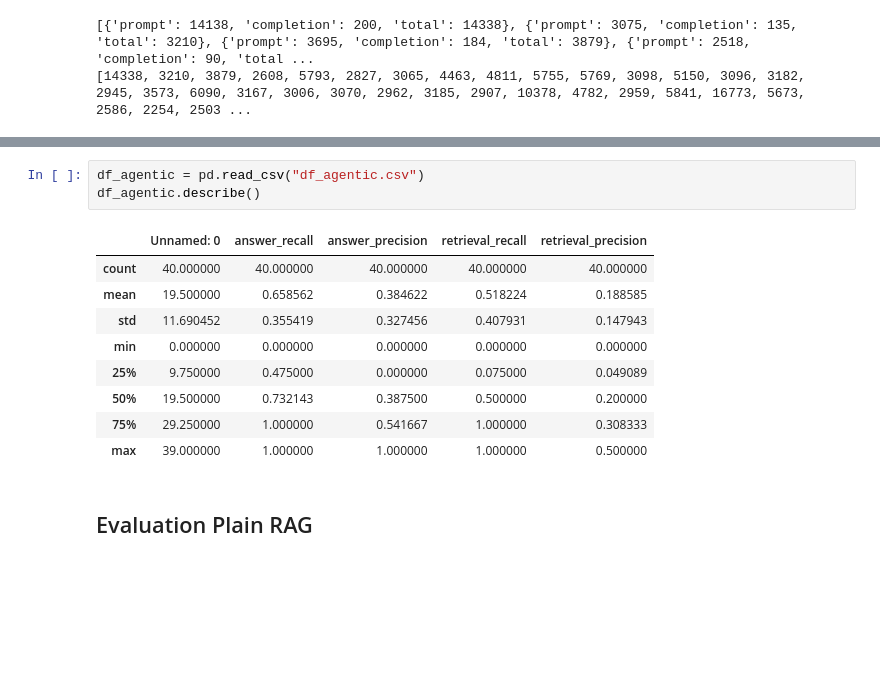
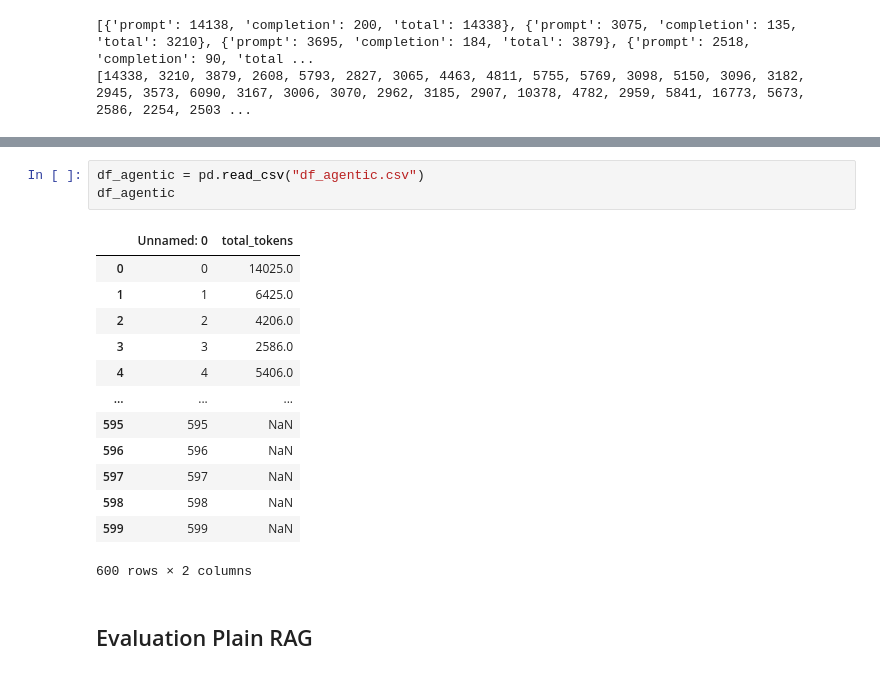
Before and after one commit to benrodion/AI-Agent, a Jupyter notebook: demo.ipynb, the cells around one changed output, grey strips where cells are left out. Drawn from its saved outputs; the diff is of its cells as text; blank space fills up the shorter version.

```diff
--- a/demo.ipynb
+++ b/demo.ipynb
@@ -452,16 +438,20 @@ df_agentic.to_csv("df_agentic.csv", index=True)
 # %%
 df_agentic = pd.read_csv("df_agentic.csv")
-df_agentic.describe()
+df_agentic
 # %% [output]
-|  | Unnamed: 0 | answer_recall | answer_precision | retrieval_recall | retrieval_precision |
-| count | 40.000000 | 40.000000 | 40.000000 | 40.000000 | 40.000000 |
-| mean | 19.500000 | 0.658562 | 0.384622 | 0.518224 | 0.188585 |
-| std | 11.690452 | 0.355419 | 0.327456 | 0.407931 | 0.147943 |
-| min | 0.000000 | 0.000000 | 0.000000 | 0.000000 | 0.000000 |
-| 25% | 9.750000 | 0.475000 | 0.000000 | 0.075000 | 0.049089 |
-| 50% | 19.500000 | 0.732143 | 0.387500 | 0.500000 | 0.200000 |
-| 75% | 29.250000 | 1.000000 | 0.541667 | 1.000000 | 0.308333 |
-| max | 39.000000 | 1.000000 | 1.000000 | 1.000000 | 0.500000 |
+|  | Unnamed: 0 | total_tokens |
+| 0 | 0 | 14025.0 |
+| 1 | 1 | 6425.0 |
+| 2 | 2 | 4206.0 |
+| 3 | 3 | 2586.0 |
+| 4 | 4 | 5406.0 |
+| ... | ... | ... |
+| 595 | 595 | NaN |
+| 596 | 596 | NaN |
+| 597 | 597 | NaN |
+| 598 | 598 | NaN |
+| 599 | 599 | NaN |
+600 rows × 2 columns
 # %% [markdown]
 ## Evaluation Plain RAG
 # %%
```
Also changed, not shown: parts of 9 cells of this notebook, 5 other files.
